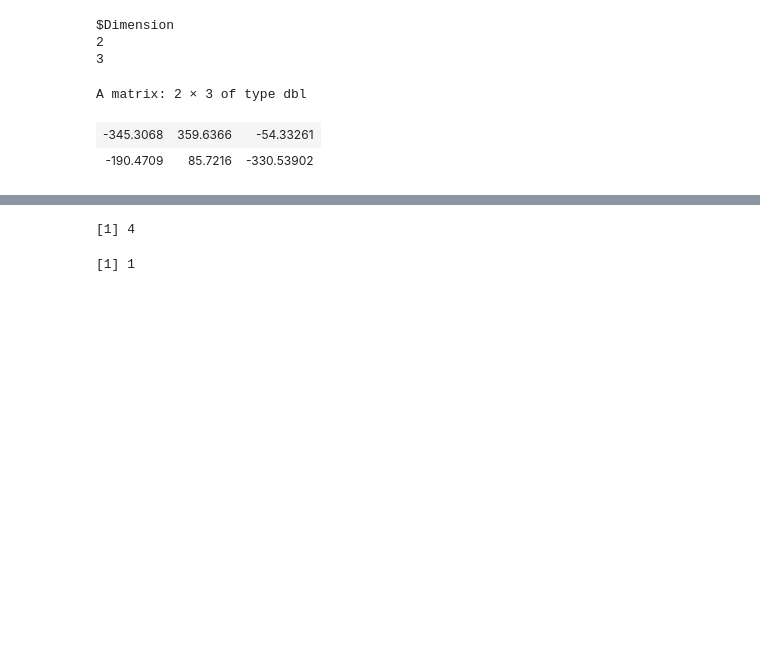
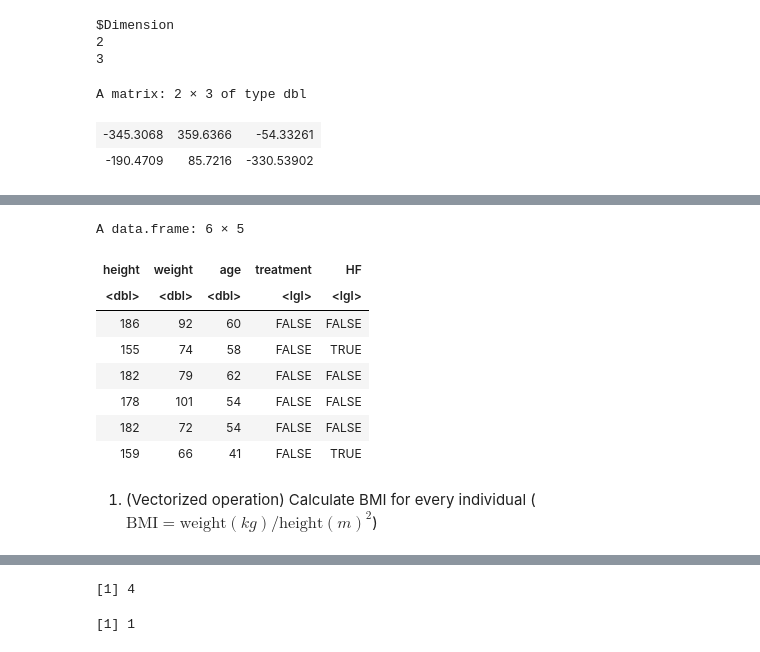
Before and after one commit to McGill-MiCM/MiCM2020, a Jupyter notebook: Efficiency_LY.ipynb, the cells around one changed output, grey strips where cells are left out. Drawn from its saved outputs; the diff is of its cells as text; code cells hidden in the pictures; blank space fills up the shorter version.

```diff
--- a/Efficiency_LY.ipynb
+++ b/Efficiency_LY.ipynb
@@ -657,10 +553,0 @@ But I know how to do it step by step.
-# %%
-sample.mean <- aggregate(Wr.Hnd~Smoke, data = data, FUN = mean)$Wr.Hnd
-sample.sd <- aggregate(Wr.Hnd~Smoke, data = data, FUN = sd)$Wr.Hnd
-n <- aggregate(Wr.Hnd~Smoke, data = data, FUN = length)$Wr.Hnd
-t <- qt(p = 0.025, df = n - 1, lower.tail = FALSE)
-# sample.mean; sample.sd; n; t
-lb <- sample.mean - t * sample.sd / sqrt(n)
-ub <- sample.mean + t * sample.sd / sqrt(n)
-lb; ub
-# How many times did we aggregate according to the group? Can on aggregate only once?
@@ -771,7 +655,7 @@ chat_log <- rep(NA, 8)
 Function arguments can be basically anything, say another function.
 # %%
 data_summary <- function(func) {
-    data <- read.csv("https://raw.githubusercontent.com/ly129/MiCM/master/sample.csv", header = TRUE)
+    data <- read.csv("https://raw.githubusercontent.com/ly129/MiCM2020/master/sample.csv", header = TRUE)
     by(data = data$Wr.Hnd, INDICES = list(data$Smoke), FUN = func)
 }
 data_summary(mean)
@@ -1201,0 +1087,23 @@ A matrix: 2 × 3 of type dbl
+# %%
+set.seed(20200306)
+N <- 200
+height <- round(rnorm(n = N, mean = 180, sd = 10)) # in centimeter
+weight <- round(rnorm(n = N, mean = 80, sd = 10)) # in kilograms
+age <- round(rnorm(n = N, mean = 50, sd = 10))
+treatment <- sample(c(TRUE, FALSE), size = N, replace = T, prob = c(0.3,0.7))
+HF <- sample(c(TRUE, FALSE), size = N, replace = T, prob = c(0.1,0.9))
+
+fake <- data.frame(height, weight, age, treatment, HF)
+head(fake)
+# %% [output]
+A data.frame: 6 × 5
+| height | weight | age | treatment | HF |
+| <dbl> | <dbl> | <dbl> | <lgl> | <lgl> |
+| 186 | 92 | 60 | FALSE | FALSE |
+| 155 | 74 | 58 | FALSE | TRUE |
+| 182 | 79 | 62 | FALSE | FALSE |
+| 178 | 101 | 54 | FALSE | FALSE |
+| 182 | 72 | 54 | FALSE | FALSE |
+| 159 | 66 | 41 | FALSE | TRUE |
+# %% [markdown]
+1. (Vectorized operation) Calculate BMI for every individual ($\mathrm{BMI} = \mathrm{weight}(kg)/\mathrm{height}(m)^2$)
```
Also changed, not shown: parts of 53 cells of this notebook.
